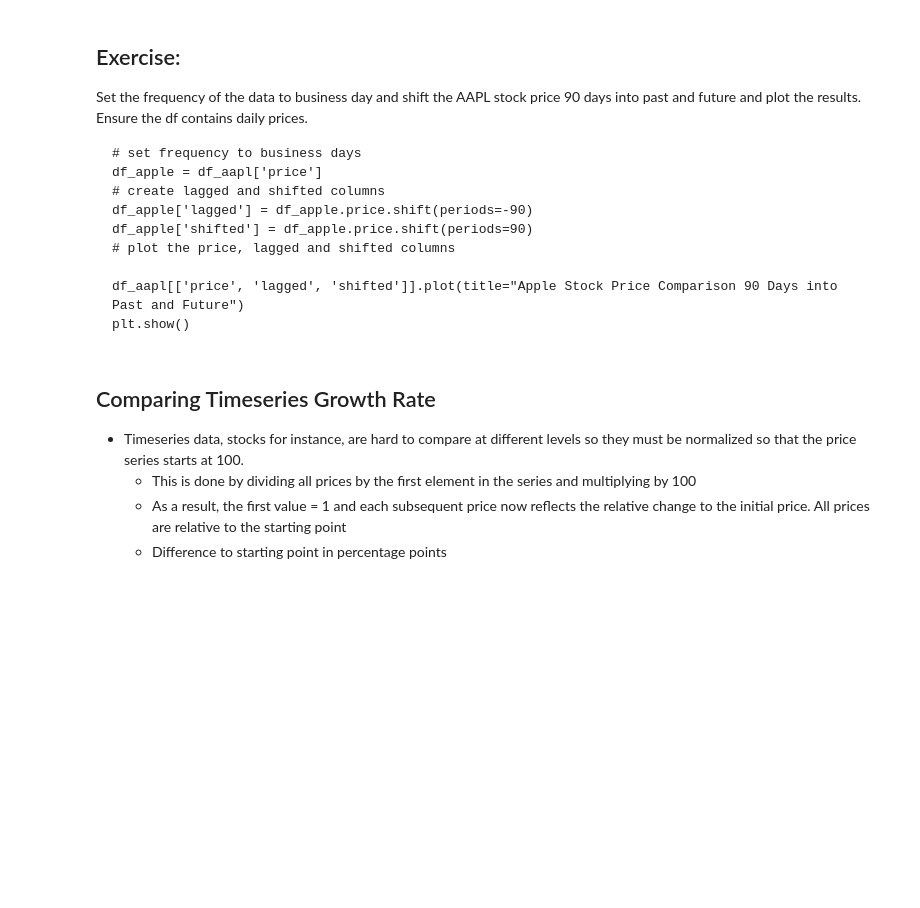
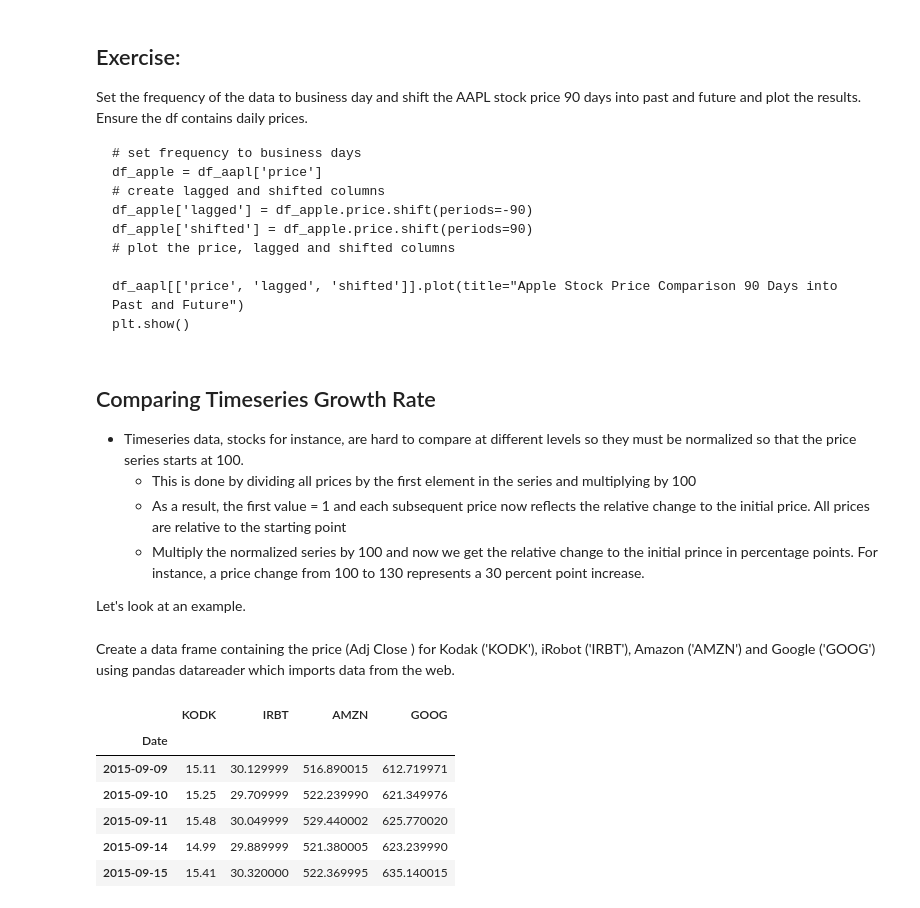
Before and after one commit to GabeMaldonado/JupyterNotebooks, a Jupyter notebook: TimeSeries.ipynb, the cells around one changed output. Cells and saved outputs as stored; diff of their text form; code cells hidden in the pictures; blank space fills up the shorter version.

```diff
--- a/TimeSeries.ipynb
+++ b/TimeSeries.ipynb
@@ -588,4 +588,6 @@ plt.show()
 *  Timeseries data, stocks for instance, are hard to compare at different levels so they must be normalized so that the price series starts at 100.
    *   This is done by dividing all prices by the first element in the series and multiplying by 100
    *   As a result, the first value = 1 and each subsequent price now reflects the relative change to the initial price. All prices are relative to the starting point
-   *   Difference to starting point in percentage points
+   *   Multiply the normalized series by 100 and now we get the relative change to the initial prince in percentage points. For instance, a price change from 100 to 130 represents a 30 percent point increase.
+
+Let's look at an example.
@@ -591,0 +600,2 @@ plt.show()
+# %% [markdown]
+Create a data frame containing the price (Adj Close ) for Kodak ('KODK'), iRobot ('IRBT'), Amazon ('AMZN') and Google ('GOOG') using pandas datareader which imports data from the web.
@@ -591,0 +607,10 @@ plt.show()
+# %%
+price.head()
+# %% [output]
+|  | KODK | IRBT | AMZN | GOOG |
+| Date |  |  |  |  |
+| 2015-09-09 | 15.11 | 30.129999 | 516.890015 | 612.719971 |
+| 2015-09-10 | 15.25 | 29.709999 | 522.239990 | 621.349976 |
+| 2015-09-11 | 15.48 | 30.049999 | 529.440002 | 625.770020 |
+| 2015-09-14 | 14.99 | 29.889999 | 521.380005 | 623.239990 |
+| 2015-09-15 | 15.41 | 30.320000 | 522.369995 | 635.140015 |
```
Also changed, not shown: parts of 19 cells of this notebook.
